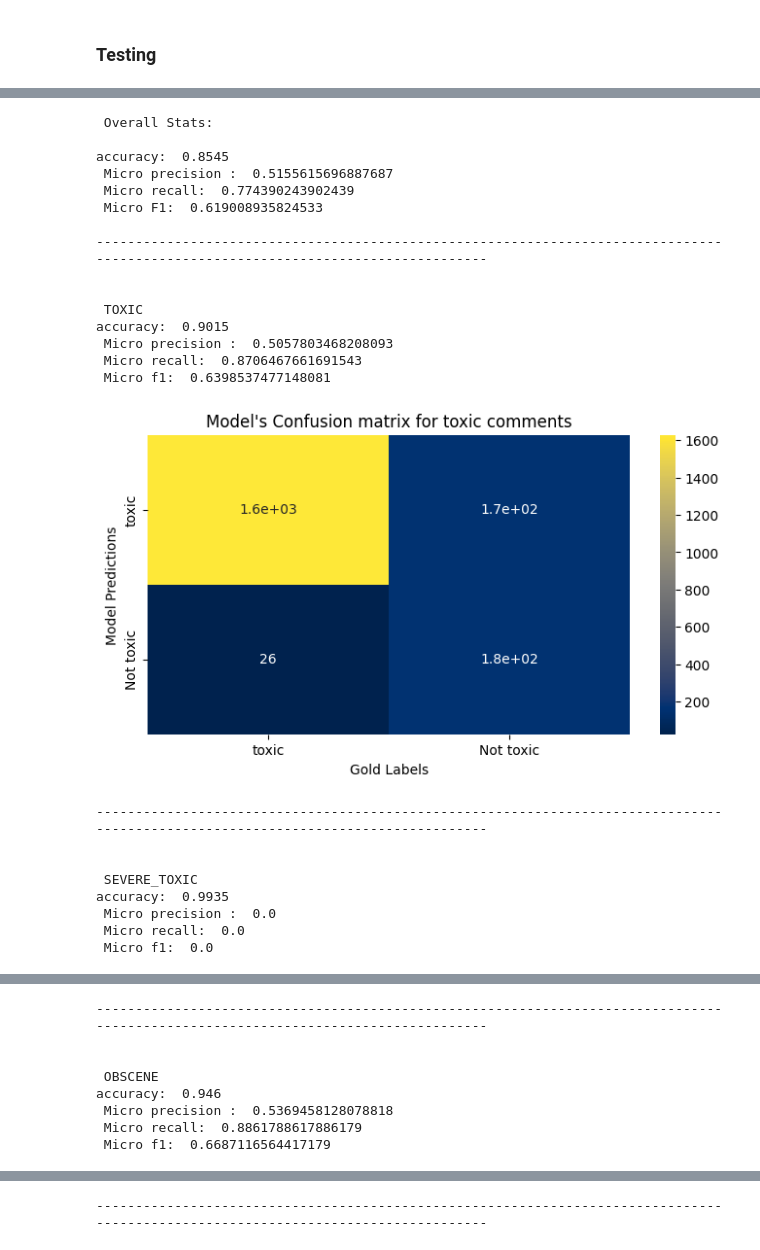
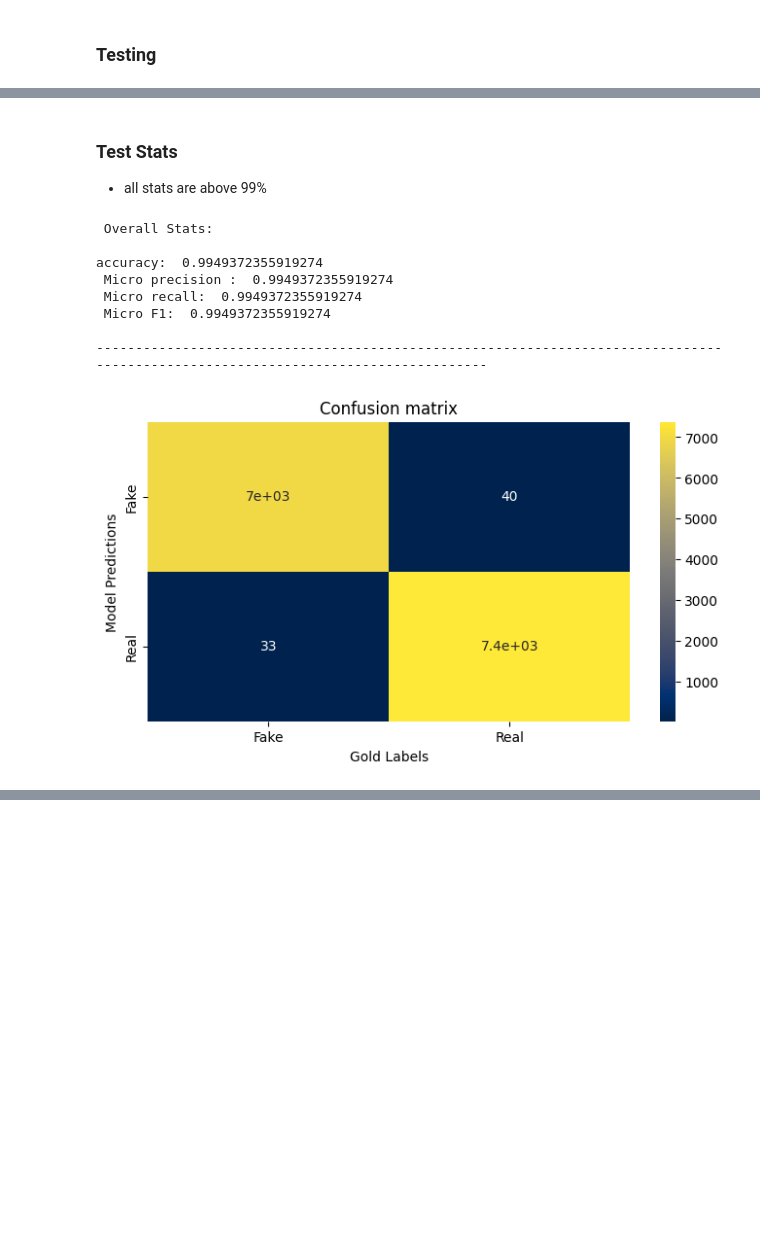
Before and after one commit to ZohaHayat/Google-Chrome-Extension-for-Fake-News-Detection, a Jupyter notebook: notebooks/BERT.ipynb, the cells around one changed output, grey strips where cells are left out. Drawn from its saved outputs; the diff is of its cells as text; code cells hidden in the pictures; blank space fills up the shorter version.

```diff
--- a/notebooks/BERT.ipynb
+++ b/notebooks/BERT.ipynb
@@ -548,12 +526,13 @@ all_true_labels = []
 model.eval()
 with torch.inference_mode():
   for _, data in tqdm(enumerate(test_dataloader)):
-           input_ids = data[0].to(device, dtype = torch.long)
-           mask = data[1].to(device, dtype = torch.long)
-           true_labels  = data[2].to(device, dtype = torch.float)
+           input_ids, mask, true_labels = data
+           input_ids, mask, true_labels = input_ids.to(device), mask.to(device), true_labels.to(device)
            all_true_labels.append(true_labels)
           #  print(np.shape(all_true_labels))
            with torch.no_grad():
-            logits = model(input_ids,mask).view(-1,6)
+            logits = model(input_ids, attention_mask=mask, labels=true_labels)
             # probs = torch.sigmoid(logits) > 0.4
-           all_pred.append(logits)
+           logits = logits.logits
+           preds = torch.argmax(logits, dim=1)
+           all_pred.append(preds)
@@ -569,2 +539,3 @@ allll_true = torch.tensor(allll_true)
 # %%
 all_pred = torch.cat(all_pred, dim=0)
+all_true_labels = torch.cat(all_true_labels, dim=0)
@@ -576,0 +542,12 @@ all_pred = torch.cat(all_pred, dim=0)
+# %%
+with open('all_pred.pkl', 'wb') as file:
+    pickle.dump(all_pred, file)
+
+with open('all_true_labels.pkl', 'wb') as file:
+    pickle.dump(all_true_labels, file)
+# %%
+with open('all_pred.pkl', 'rb') as file:
+    all_pred = pickle.load(file)
+
+with open('all_true_labels.pkl', 'rb') as file:
+    all_true_labels = pickle.load(file)
@@ -577,27 +561,15 @@ all_pred = torch.cat(all_pred, dim=0)
+# %% [markdown]
+### Test Stats
+- all stats are above 99%
 # %%
-overall_eval(allll_true, all_pred,0.4)
+overall_eval(all_true_labels, all_pred)
 # %% [output]
  Overall Stats:
 
-accuracy:  0.8545
- Micro precision :  0.5155615696887687
- Micro recall:  0.774390243902439
- Micro F1:  0.619008935824533
+accuracy:  0.9949372355919274
+ Micro precision :  0.9949372355919274
+ Micro recall:  0.9949372355919274
+ Micro F1:  0.9949372355919274
 
 ----------------------------------------------------------------------------------------------------------------------------------
-
-
- TOXIC
-accuracy:  0.9015
- Micro precision :  0.5057803468208093
- Micro recall:  0.8706467661691543
- Micro f1:  0.6398537477148081
-[figure, old version]
+[figure, new version]
-----------------------------------------------------------------------------------------------------------------------------------
-
-
- SEVERE_TOXIC
-accuracy:  0.9935
- Micro precision :  0.0
- Micro recall:  0.0
- Micro f1:  0.0
@@ -605,8 +575,0 @@ accuracy:  0.9935
-----------------------------------------------------------------------------------------------------------------------------------
-
-
- OBSCENE
-accuracy:  0.946
- Micro precision :  0.5369458128078818
- Micro recall:  0.8861788617886179
- Micro f1:  0.6687116564417179
@@ -641 +575,0 @@ accuracy:  0.9865
-----------------------------------------------------------------------------------------------------------------------------------
```
Also changed, not shown: parts of 39 cells of this notebook, 2 other files.
